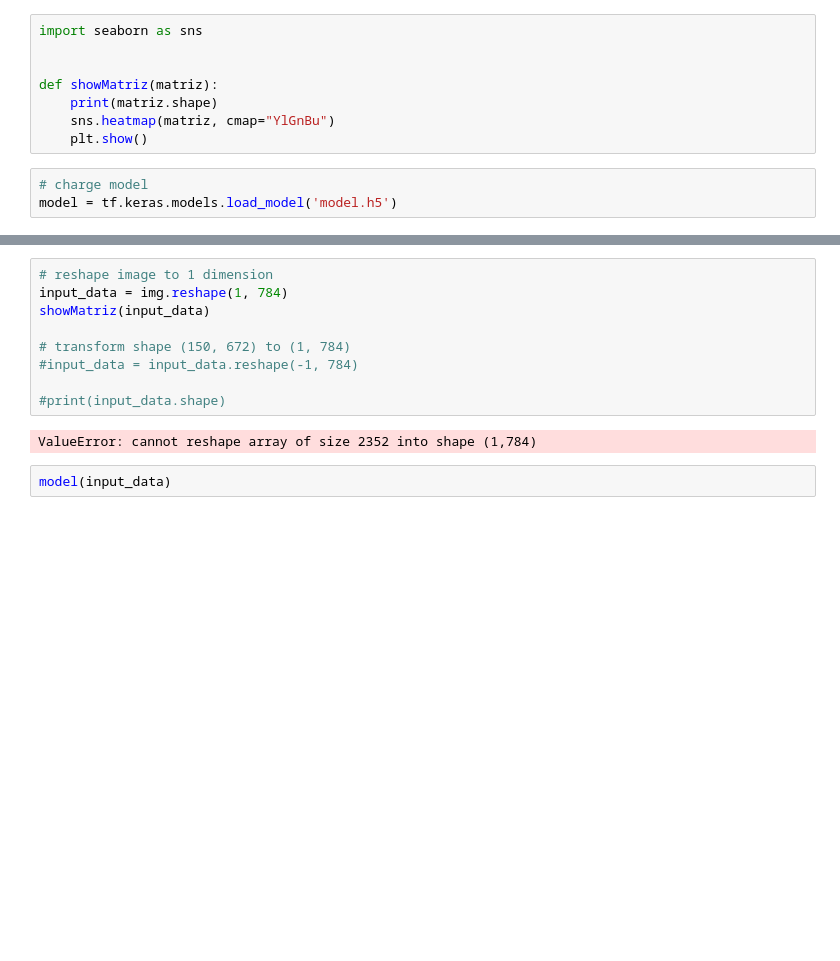
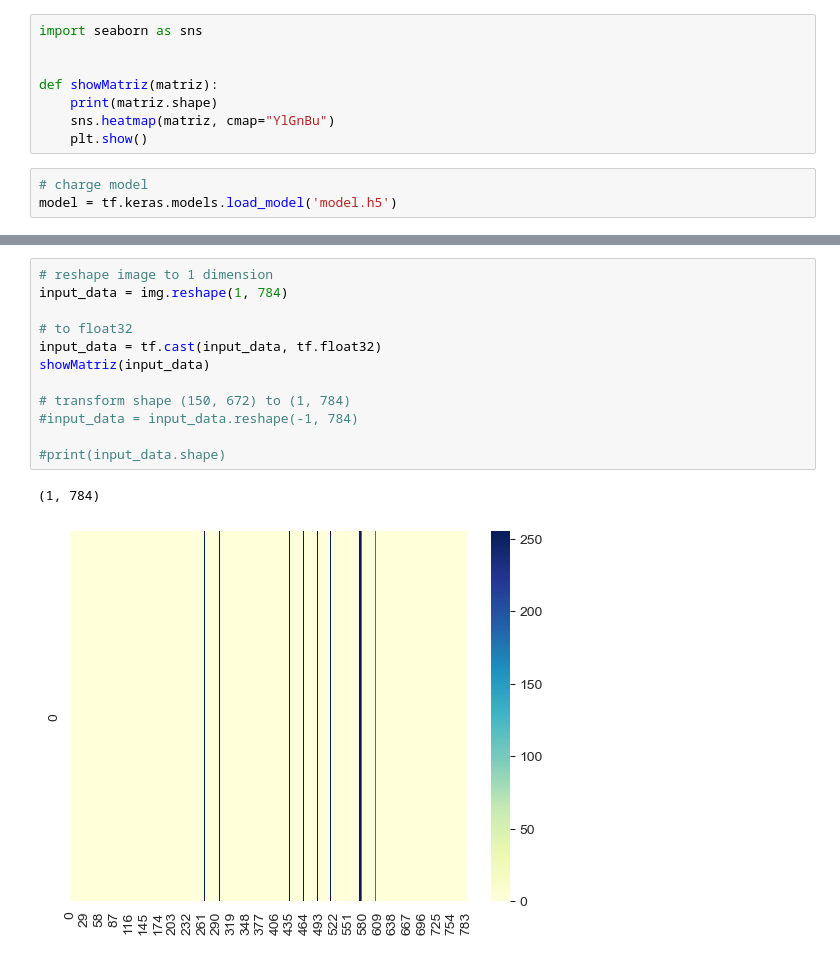
Before and after one commit to ignacio-magno/deep_learning_for_python, a Jupyter notebook: test_model.ipynb, the cells around one changed output, grey strips where cells are left out. Cells and saved outputs as stored; diff of their text form; blank space fills up the shorter version.

```diff
--- a/test_model.ipynb
+++ b/test_model.ipynb
@@ -39,13 +50,15 @@ print(len(img[0]))
 # %%
 # reshape image to 1 dimension
 input_data = img.reshape(1, 784)
+
+# to float32
+input_data = tf.cast(input_data, tf.float32)
 showMatriz(input_data)
 
 # transform shape (150, 672) to (1, 784)
 #input_data = input_data.reshape(-1, 784)
 
 #print(input_data.shape)
 # %% [output]
-ValueError: cannot reshape array of size 2352 into shape (1,784)
+(1, 784)
+[figure, added]
-# %%
-model(input_data)
```
Also changed, not shown: parts of 4 cells of this notebook, 3 other files.
